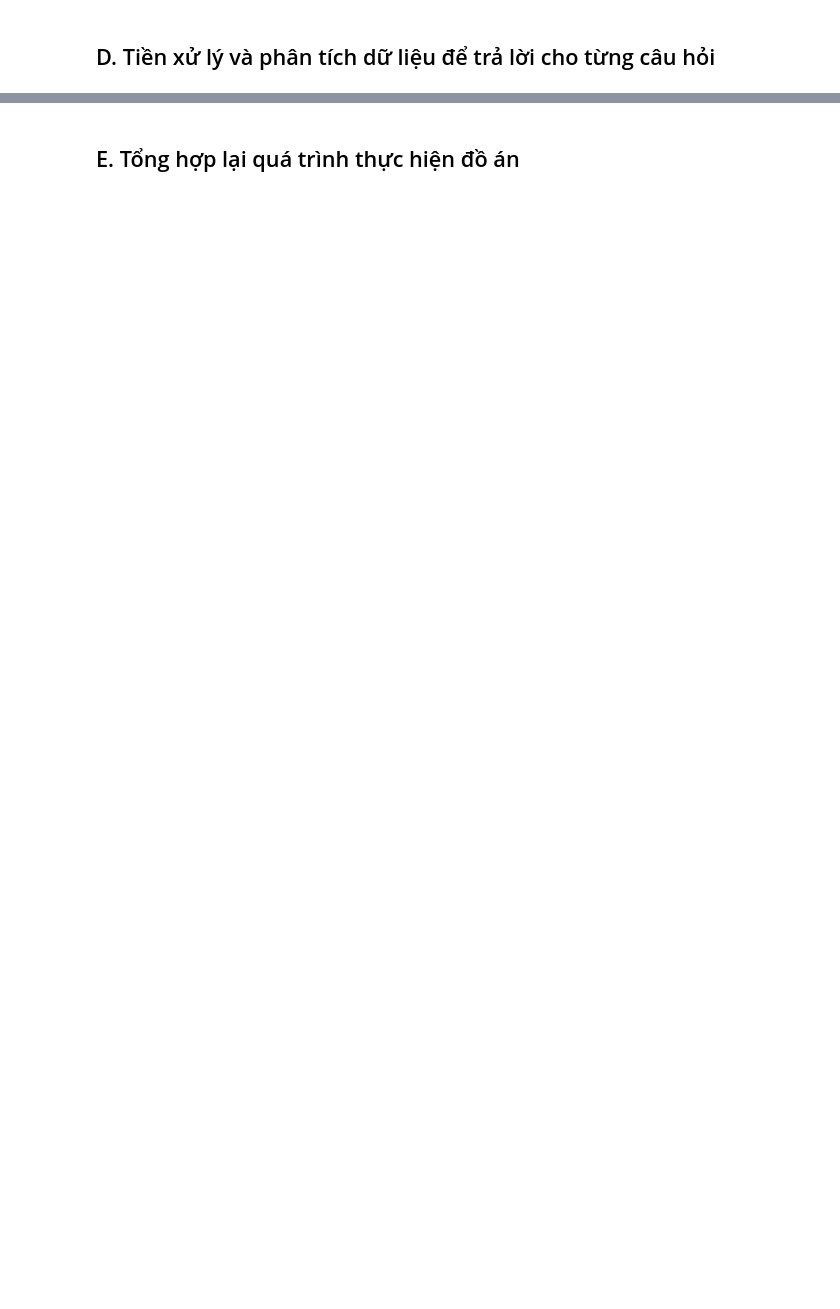
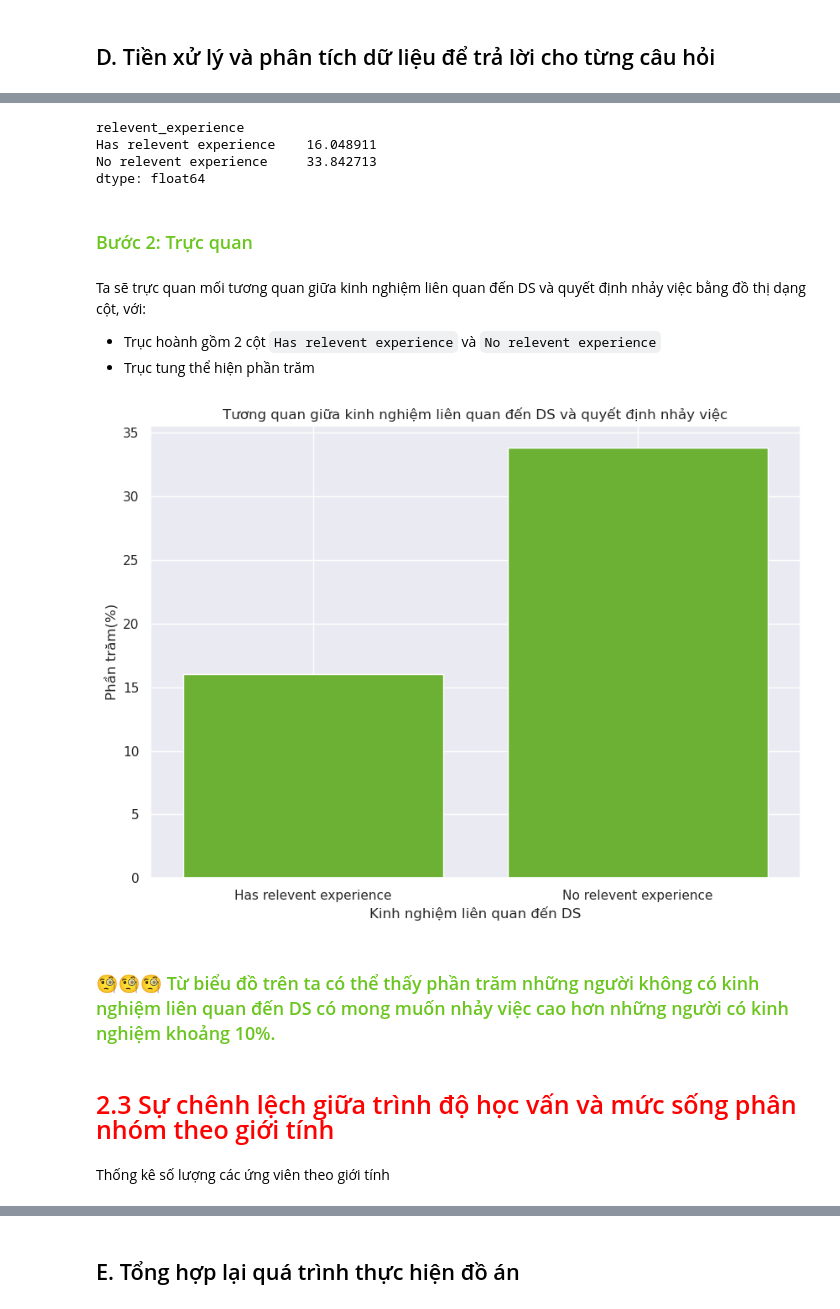
Before and after one commit to tuandat-github/P4DS-FInal-Project, a Jupyter notebook: Final Project P4DS.ipynb, the cells around one changed output, grey strips where cells are left out. Cells and saved outputs as stored; diff of their text form; code cells hidden in the pictures; blank space fills up the shorter version.

```diff
--- a/Final Project P4DS.ipynb
+++ b/Final Project P4DS.ipynb
@@ -205,0 +357,42 @@ Ta cùng tìm hiểu thêm về thêm về kinh nghiệm công việc để rõ
+# %%
+#Tính số lượng người có kinh nghiệm và không có kinh nghiệm DS
+sr_total = df[['relevent_experience']].groupby('relevent_experience').size()
+
+#Tính số lượng người có quyết định nhảy việc có kinh nghiệm và không có kinh nghiệm DS
+mask = df['target'] == 1
+sr_change = df.loc[mask,['relevent_experience']].groupby('relevent_experience').size()
+
+#Tính phần trăm nhảy việc so với tổng số người có kinh nghiệm hoặc không có kinh nghiệm liên quan đến DS
+sr_change_percent = sr_change/sr_total * 100
+sr_change_percent
+# %% [output]
+relevent_experience
+Has relevent experience    16.048911
+No relevent experience     33.842713
+dtype: float64
+# %% [markdown]
+<h3 style='color:#6ac61f'> Bước 2: Trực quan </h3>
+# %% [markdown]
+Ta sẽ trực quan mối tương quan giữa kinh nghiệm liên quan đến DS và quyết định nhảy việc bằng đồ thị dạng cột, với:
++ Trục hoành gồm 2 cột `Has relevent experience` và `No relevent experience`
++ Trục tung thể hiện phần trăm
+# %%
+plt.figure(figsize=(10,7))
+
+sns.barplot(x=sr_change_percent.index, y=sr_change_percent.values, color="#6ac61f")
+
+plt.title('Tương quan giữa kinh nghiệm liên quan đến DS và quyết định nhảy việc', fontsize=12)
+plt.xlabel('Kinh nghiệm liên quan đến DS', fontsize=12)
+plt.ylabel('Phần trăm(%)', fontsize=12)
+plt.grid(True)
+
+plt.show()
+# %% [output]
+[figure, added]
+# %% [markdown]
+<h3 style='color:#6ac61f; line-height: 1.5;'>🧐🧐🧐 Từ biểu đồ trên ta có thể thấy phần trăm những người không có kinh nghiệm liên quan đến DS có mong muốn nhảy việc cao hơn những người có kinh nghiệm khoảng 10%.
+</h3>
+# %% [markdown]
+<h3 style='color:red; font-size:25px'> 2.3 Sự chênh lệch giữa trình độ học vấn và mức sống phân nhóm theo giới tính </h3>
+# %% [markdown]
+Thống kê số lượng các ứng viên theo giới tính
```
Also changed, not shown: parts of 69 cells of this notebook.
